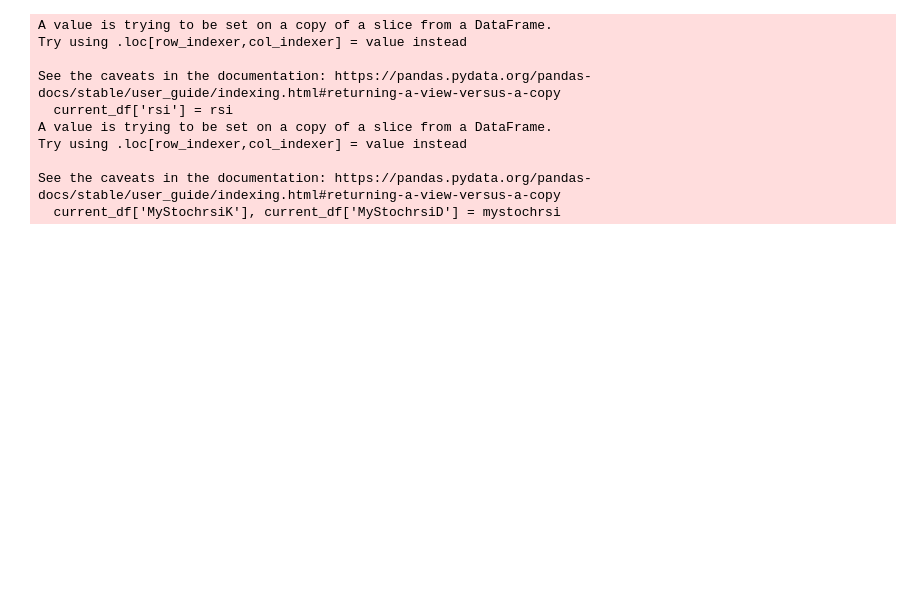
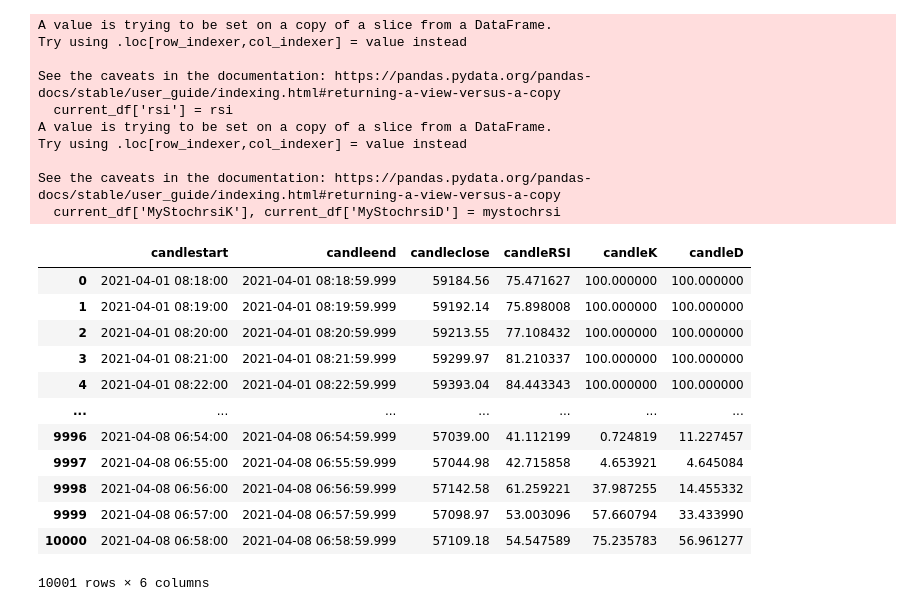
Before and after one commit to fciannel/crypto-print-money, a Jupyter notebook: notebooks/binance_historical_data.ipynb, the cells around one changed output. Cells and saved outputs as stored; diff of their text form; code cells hidden in the pictures; blank space fills up the shorter version.

```diff
--- a/notebooks/binance_historical_data.ipynb
+++ b/notebooks/binance_historical_data.ipynb
@@ -107,3 +106,19 @@ Try using .loc[row_indexer,col_indexer] = value instead
 
 See the caveats in the documentation: https://pandas.pydata.org/pandas-docs/stable/user_guide/indexing.html#returning-a-view-versus-a-copy
   current_df['MyStochrsiK'], current_df['MyStochrsiD'] = mystochrsi
+# %%
+final_df
+# %% [output]
+|  | candlestart | candleend | candleclose | candleRSI | candleK | candleD |
+| 0 | 2021-04-01 08:18:00 | 2021-04-01 08:18:59.999 | 59184.56 | 75.471627 | 100.000000 | 100.000000 |
+| 1 | 2021-04-01 08:19:00 | 2021-04-01 08:19:59.999 | 59192.14 | 75.898008 | 100.000000 | 100.000000 |
+| 2 | 2021-04-01 08:20:00 | 2021-04-01 08:20:59.999 | 59213.55 | 77.108432 | 100.000000 | 100.000000 |
+| 3 | 2021-04-01 08:21:00 | 2021-04-01 08:21:59.999 | 59299.97 | 81.210337 | 100.000000 | 100.000000 |
+| 4 | 2021-04-01 08:22:00 | 2021-04-01 08:22:59.999 | 59393.04 | 84.443343 | 100.000000 | 100.000000 |
+| ... | ... | ... | ... | ... | ... | ... |
+| 9996 | 2021-04-08 06:54:00 | 2021-04-08 06:54:59.999 | 57039.00 | 41.112199 | 0.724819 | 11.227457 |
+| 9997 | 2021-04-08 06:55:00 | 2021-04-08 06:55:59.999 | 57044.98 | 42.715858 | 4.653921 | 4.645084 |
+| 9998 | 2021-04-08 06:56:00 | 2021-04-08 06:56:59.999 | 57142.58 | 61.259221 | 37.987255 | 14.455332 |
+| 9999 | 2021-04-08 06:57:00 | 2021-04-08 06:57:59.999 | 57098.97 | 53.003096 | 57.660794 | 33.433990 |
+| 10000 | 2021-04-08 06:58:00 | 2021-04-08 06:58:59.999 | 57109.18 | 54.547589 | 75.235783 | 56.961277 |
+10001 rows × 6 columns
```
Also changed, not shown: parts of 11 cells of this notebook, 1 other file.
